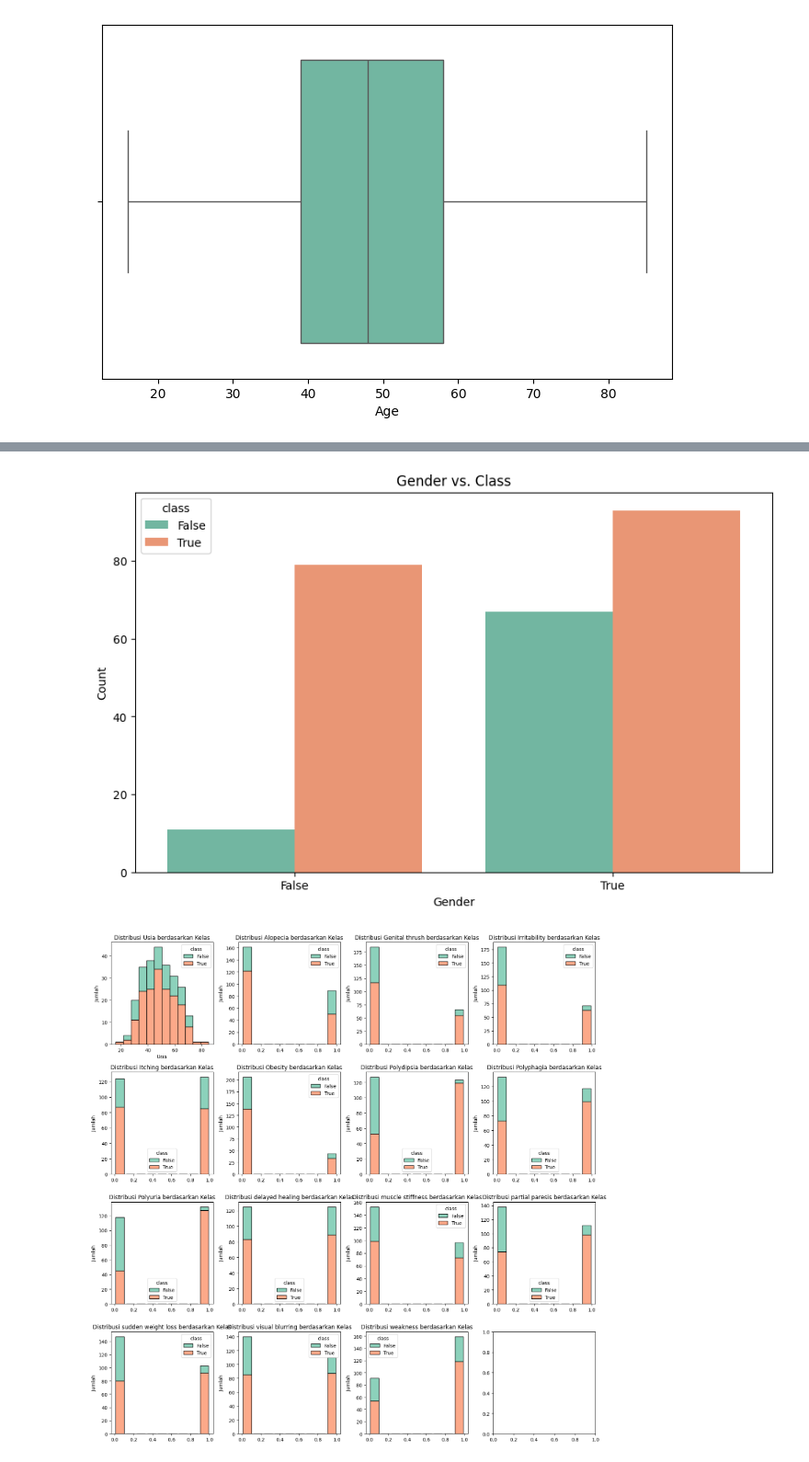
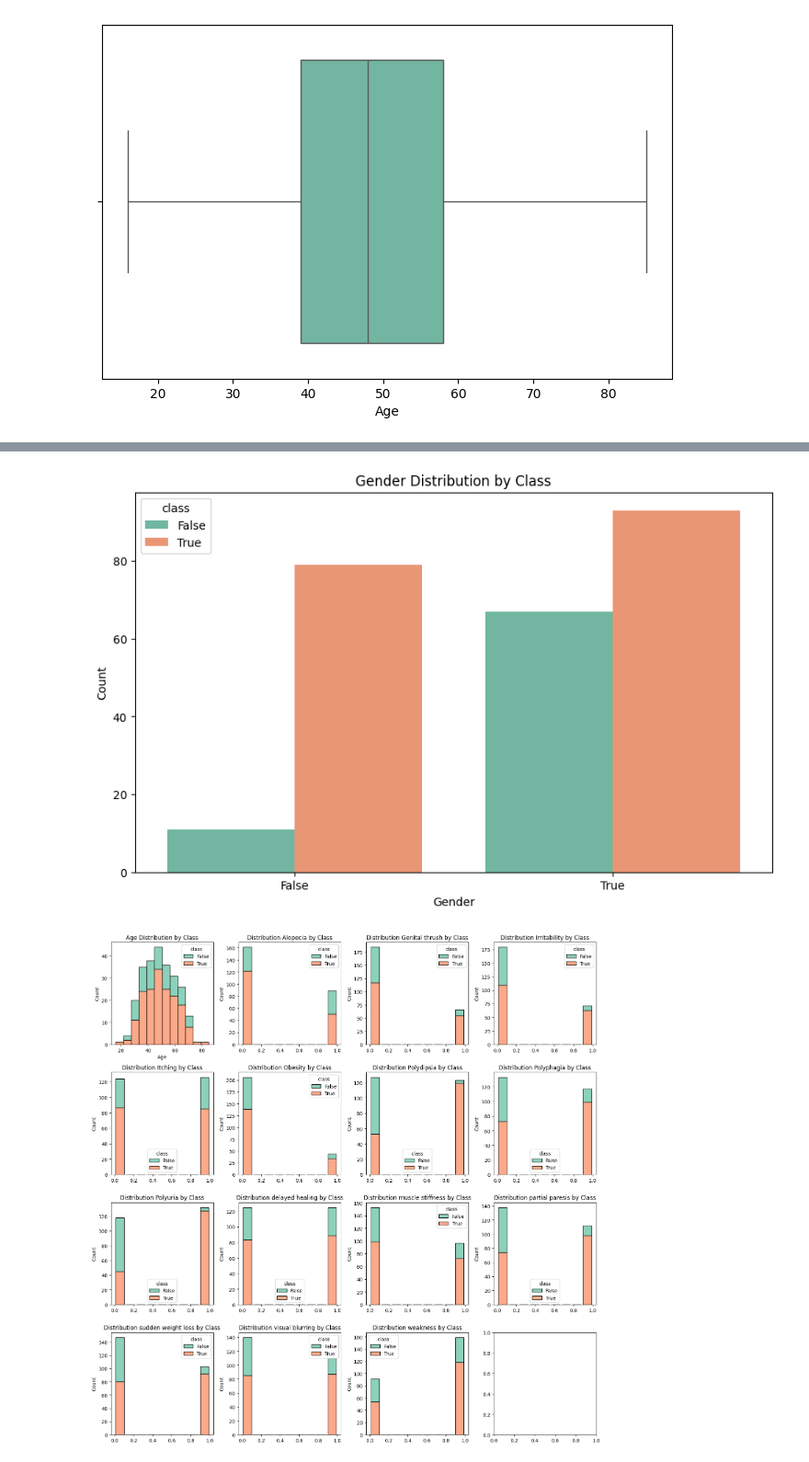
Before and after one commit to Ax3lrod/diabetes-risk-prediction-eda, a Jupyter notebook: eda.ipynb, the cells around one changed output, grey strips where cells are left out. Shown at 92% size. Saved outputs shown, nothing was run; the diff lists cells and outputs as text; code cells hidden in the pictures.

Commit message:
fix: change title

```diff
--- a/eda.ipynb
+++ b/eda.ipynb
@@ -283,34 +283,34 @@ plt.show()
 
 plt.figure(figsize=(10,6))
 sns.countplot(data=data, x='Gender', hue='class', palette='Set2')
-plt.title('Gender vs. Class')
+plt.title('Gender Distribution by Class')
 plt.xlabel('Gender')
 plt.ylabel('Count')
 plt.show()
 # %% [output]
-[figure, old version]
+[figure, new version]
 # %%
 # Memvisualisasikan distribusi setiap variabel lain berdasarkan kelas
 fig, axes = plt.subplots(nrows=4, ncols=4, figsize=(15, 15))
 axes = axes.flatten()
 
 # Menambahkan histogram untuk Age
 sns.histplot(data, x='Age', hue='class', multiple="stack", kde=False, ax=axes[0], palette='Set2')
-axes[0].set_title('Distribusi Usia berdasarkan Kelas')
-axes[0].set_xlabel('Usia')
-axes[0].set_ylabel('Jumlah')
+axes[0].set_title('Age Distribution by Class')
+axes[0].set_xlabel('Age')
+axes[0].set_ylabel('Count')
 
 # Menambahkan histogram untuk fitur lainnya
 for i, col in enumerate(columns_to_visualize):
     sns.histplot(data, x=col, hue='class', multiple="stack", ax=axes[i+1], shrink=.8, palette='Set2')
-    axes[i+1].set_title(f'Distribusi {col} berdasarkan Kelas')
+    axes[i+1].set_title(f'Distribution {col} by Class')
     axes[i+1].set_xlabel('')
-    axes[i+1].set_ylabel('Jumlah')
+    axes[i+1].set_ylabel('Count')
 
 plt.tight_layout()
 plt.show()
 # %% [output]
-[figure, old version]
+[figure, new version]
 # %%
 # Menghitung korelasi antar variabel
 corr_matrix = data.corr()
```
Also changed, not shown: parts of 1 cell of this notebook.
